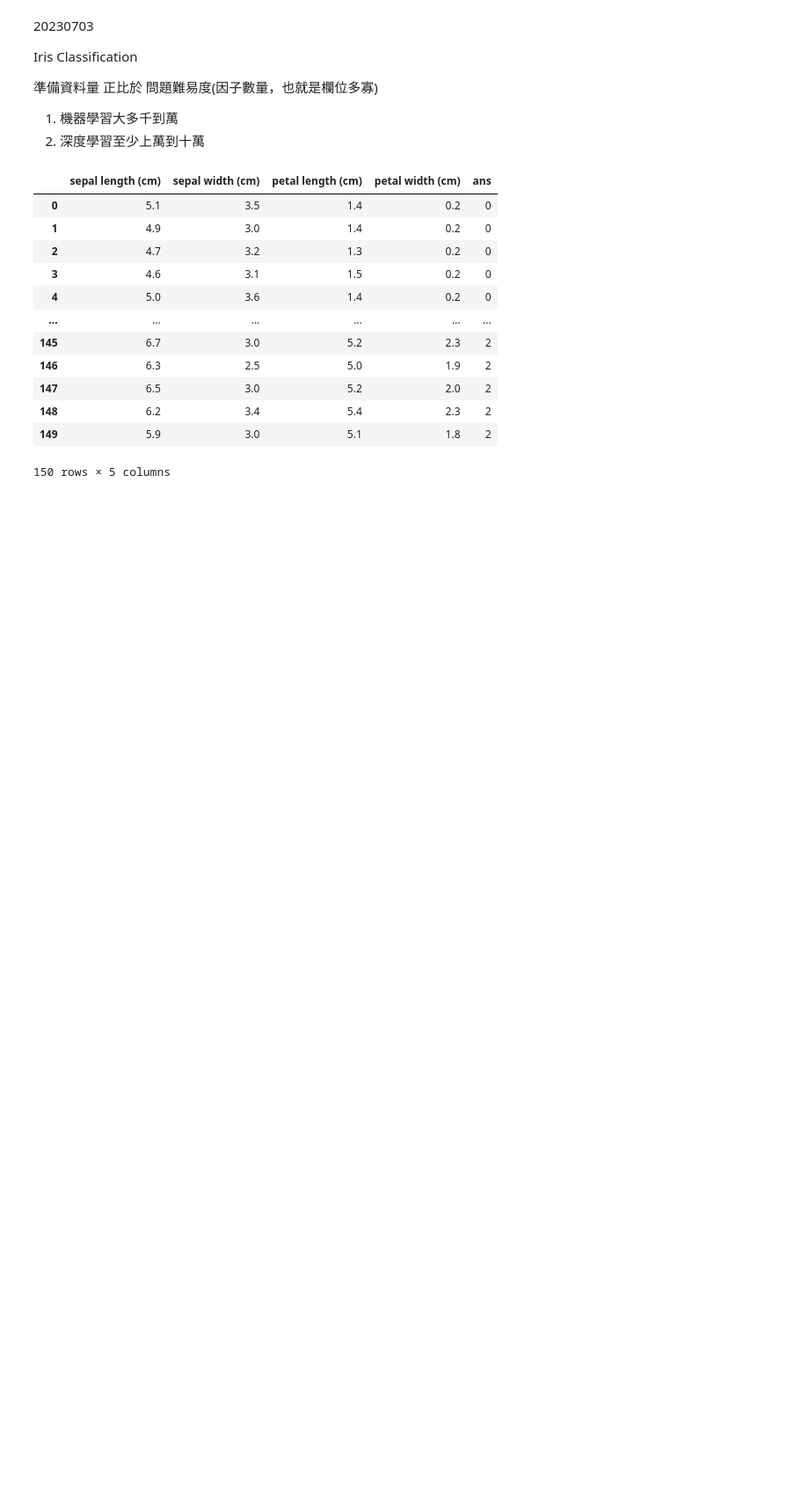
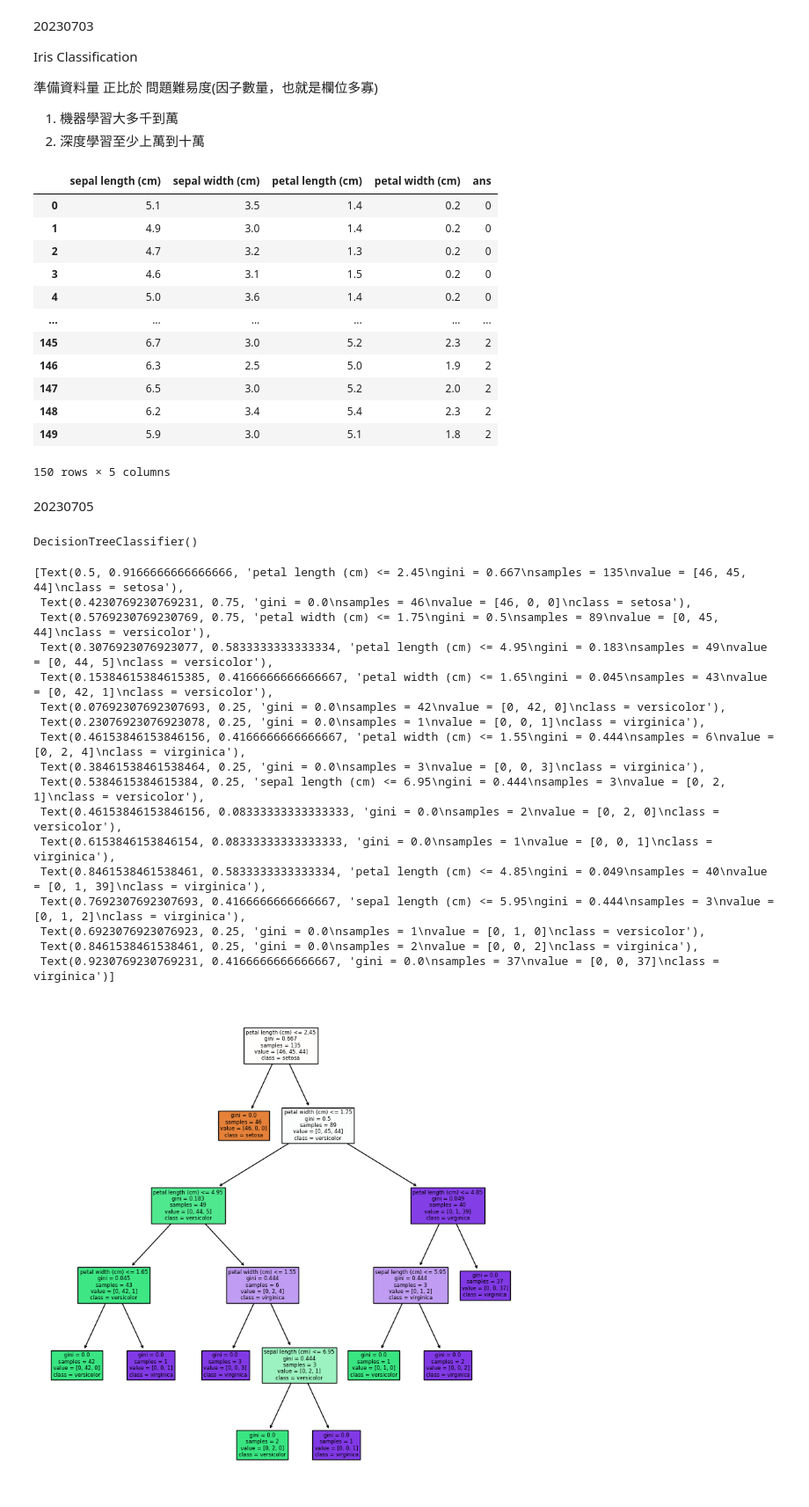
Before and after one commit to laisan86/sklearn, a Jupyter notebook: Python機器學習與深度學習應用班_基礎.ipynb, the cells around one changed output. Shown: that part at 88% size. Cells and saved outputs as stored; diff of their text form; code cells hidden in the pictures; blank space fills up the shorter version.

```diff
--- a/Python機器學習與深度學習應用班_基礎.ipynb
+++ b/Python機器學習與深度學習應用班_基礎.ipynb
@@ -37,3 +39,35 @@ y = data["ans"]
 # %%
 #能確定切割的時候，繼續保留原本的位置對應
 x_train, x_test, y_train, y_test = train_test_split(x, y, test_size=0.1)
+# %% [markdown]
+20230705
+# %%
+from sklearn.tree import DecisionTreeClassifier
+clf = DecisionTreeClassifier()  #用預設的參數
+clf.fit(x_train, y_train)     #拿x_train跟y_train來訓練
+# %% [output]
+DecisionTreeClassifier()
+# %%
+import matplotlib.pyplot as plt
+from sklearn.tree import plot_tree
+plt.figure(figsize=[10,10])
+plot_tree(clf, feature_names=x.columns, class_names=iris["target_names"], filled=True)
+# %% [output]
+[Text(0.5, 0.9166666666666666, 'petal length (cm) <= 2.45\ngini = 0.667\nsamples = 135\nvalue = [46, 45, 44]\nclass = setosa'),
+ Text(0.4230769230769231, 0.75, 'gini = 0.0\nsamples = 46\nvalue = [46, 0, 0]\nclass = setosa'),
+ Text(0.5769230769230769, 0.75, 'petal width (cm) <= 1.75\ngini = 0.5\nsamples = 89\nvalue = [0, 45, 44]\nclass = versicolor'),
+ Text(0.3076923076923077, 0.5833333333333334, 'petal length (cm) <= 4.95\ngini = 0.183\nsamples = 49\nvalue = [0, 44, 5]\nclass = versicolor'),
+ Text(0.15384615384615385, 0.4166666666666667, 'petal width (cm) <= 1.65\ngini = 0.045\nsamples = 43\nvalue = [0, 42, 1]\nclass = versicolor'),
+ Text(0.07692307692307693, 0.25, 'gini = 0.0\nsamples = 42\nvalue = [0, 42, 0]\nclass = versicolor'),
+ Text(0.23076923076923078, 0.25, 'gini = 0.0\nsamples = 1\nvalue = [0, 0, 1]\nclass = virginica'),
+ Text(0.46153846153846156, 0.4166666666666667, 'petal width (cm) <= 1.55\ngini = 0.444\nsamples = 6\nvalue = [0, 2, 4]\nclass = virginica'),
+ Text(0.38461538461538464, 0.25, 'gini = 0.0\nsamples = 3\nvalue = [0, 0, 3]\nclass = virginica'),
+ Text(0.5384615384615384, 0.25, 'sepal length (cm) <= 6.95\ngini = 0.444\nsamples = 3\nvalue = [0, 2, 1]\nclass = versicolor'),
+ Text(0.46153846153846156, 0.08333333333333333, 'gini = 0.0\nsamples = 2\nvalue = [0, 2, 0]\nclass = versicolor'),
+ Text(0.6153846153846154, 0.08333333333333333, 'gini = 0.0\nsamples = 1\nvalue = [0, 0, 1]\nclass = virginica'),
+ Text(0.8461538461538461, 0.5833333333333334, 'petal length (cm) <= 4.85\ngini = 0.049\nsamples = 40\nvalue = [0, 1, 39]\nclass = virginica'),
+ Text(0.7692307692307693, 0.4166666666666667, 'sepal length (cm) <= 5.95\ngini = 0.444\nsamples = 3\nvalue = [0, 1, 2]\nclass = virginica'),
+ Text(0.6923076923076923, 0.25, 'gini = 0.0\nsamples = 1\nvalue = [0, 1, 0]\nclass = versicolor'),
+ Text(0.8461538461538461, 0.25, 'gini = 0.0\nsamples = 2\nvalue = [0, 0, 2]\nclass = virginica'),
+ Text(0.9230769230769231, 0.4166666666666667, 'gini = 0.0\nsamples = 37\nvalue = [0, 0, 37]\nclass = virginica')]
+[figure, added]
```
Also changed, not shown: parts of 1 cell of this notebook.
